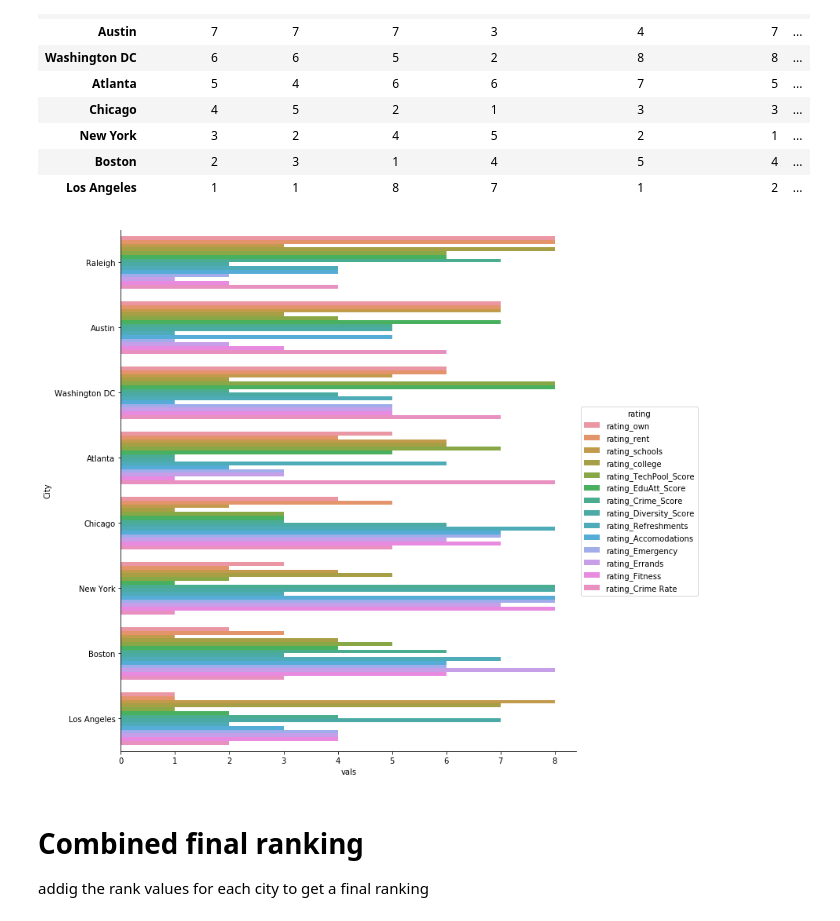
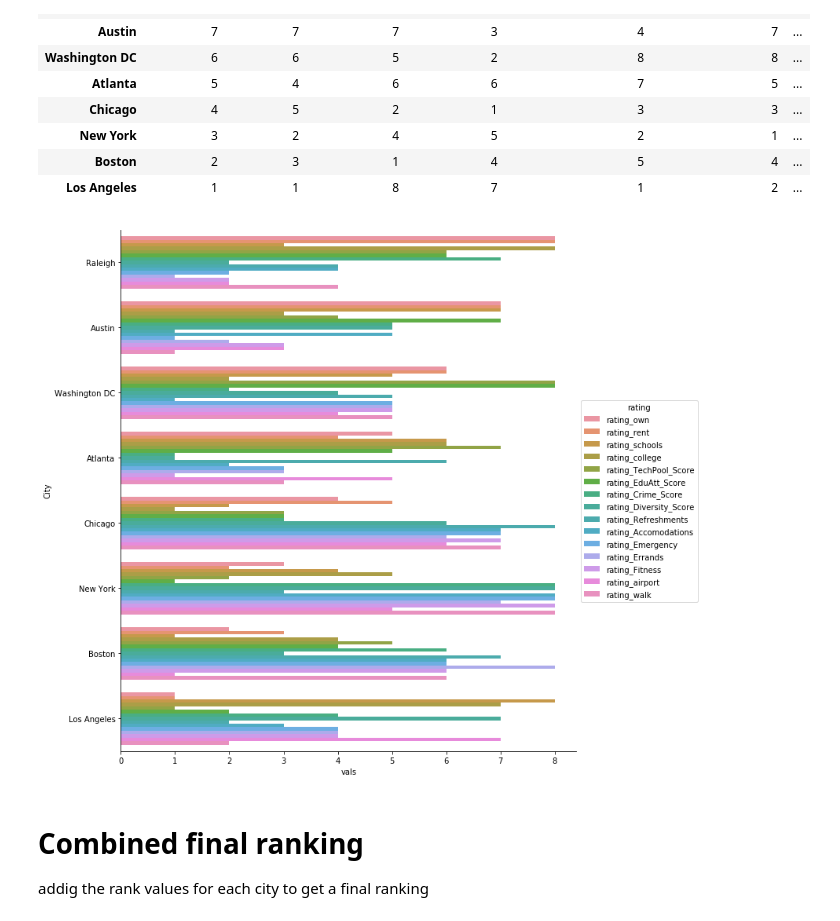
Before and after one commit to indranik/BC_Project1, a Jupyter notebook: Final Results/Combined_City_Ranking.ipynb, the cells around one changed output. Drawn from its saved outputs; the diff is of its cells as text; code cells hidden in the pictures.

Commit message:
merge transport ranking into combined ranking

```diff
--- a/Final Results/Combined_City_Ranking.ipynb
+++ b/Final Results/Combined_City_Ranking.ipynb
@@ -170,11 +197,11 @@ c = c.melt('City', var_name='rating', value_name='vals')
 # %%
 g = sns.factorplot(kind='bar',x="vals", y='City',hue='rating', data=c, size=10)
 # %%
-combined_ranking_visual = os.path.join("Plots","amenities_combined_ranking_visual.png")
+combined_ranking_visual = os.path.join("Plots","transport_amenities_combined_ranking_visual.png")
 plt.savefig(combined_ranking_visual)
 plt.show()
 # %% [output]
-[figure, old version]
+[figure, new version]
 # %% [markdown]
 # Combined final ranking
 
```
Also changed, not shown: parts of 16 cells of this notebook, 7 other files.
